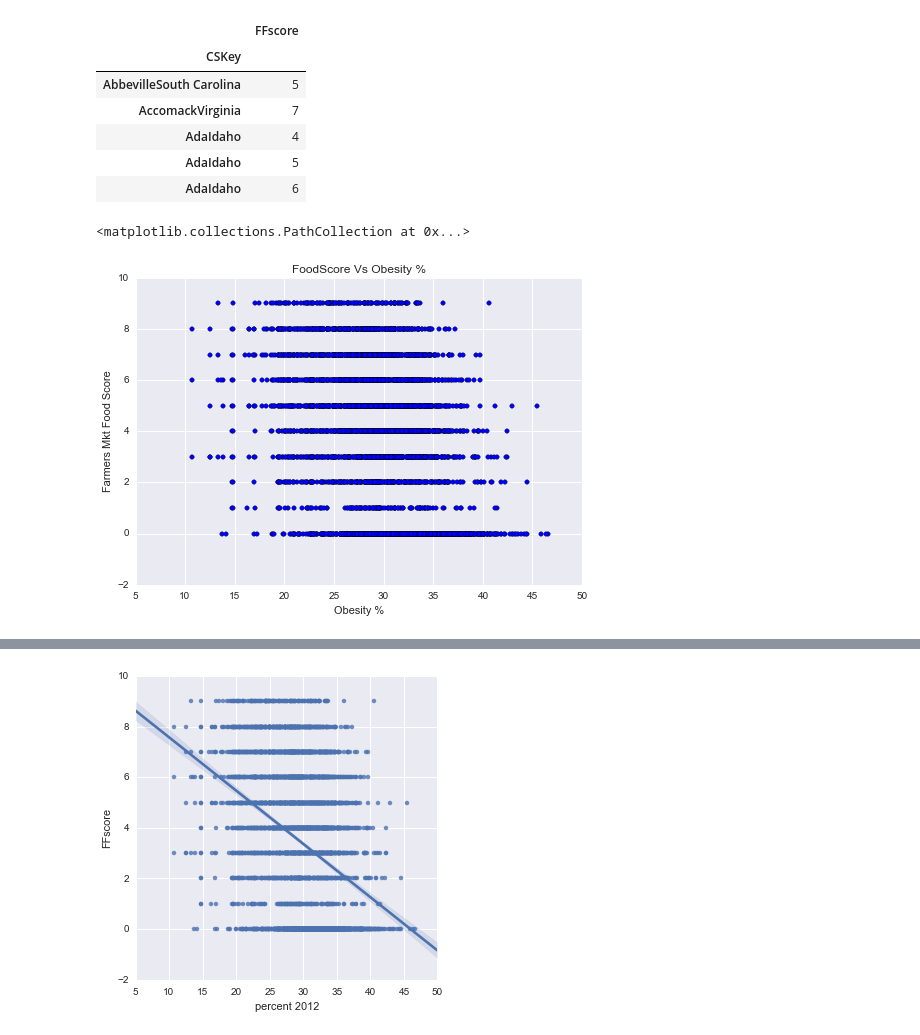
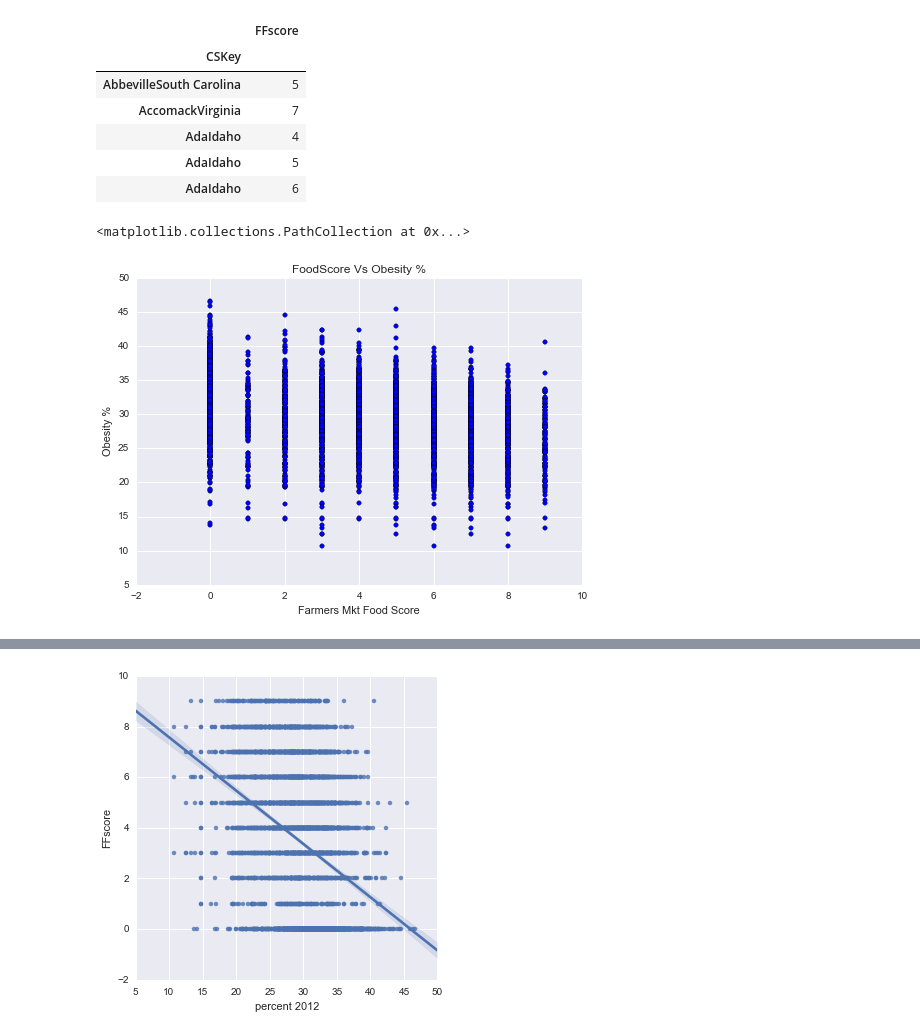
Before and after one commit to ahellman21/ASH, a Jupyter notebook: 1FarmersMkts.ipynb, the cells around one changed output, grey strips where cells are left out. Drawn from its saved outputs; the diff is of its cells as text; code cells hidden in the pictures.

```diff
--- a/1FarmersMkts.ipynb
+++ b/1FarmersMkts.ipynb
@@ -224,11 +224,11 @@ Ob_set['FFscore'] = Ob_set['FFscore'].fillna(int(0))
 # %%
 Ob_set['FFscore'] = Ob_set['FFscore'].fillna(int(0))
 # %%
-pltFMOb.xlabel('Obesity %')
-pltFMOb.ylabel('Farmers Mkt Food Score')
+pltFMOb.ylabel('Obesity %')
+pltFMOb.xlabel('Farmers Mkt Food Score')
 pltFMOb.title('FoodScore Vs Obesity %')
-pltFMOb.scatter(Ob_set['percent 2012'], Ob_set['FFscore'], label="training points")
+pltFMOb.scatter(Ob_set['FFscore'], Ob_set['percent 2012'], label="training points")
 #Apply K nearest, naive based ,random forest, and descions tree
 # %% [output]
 <matplotlib.collections.PathCollection at 0x...>
-[figure, old version]
+[figure, new version]
```
Also changed, not shown: parts of 5 cells of this notebook, 3 other files.
